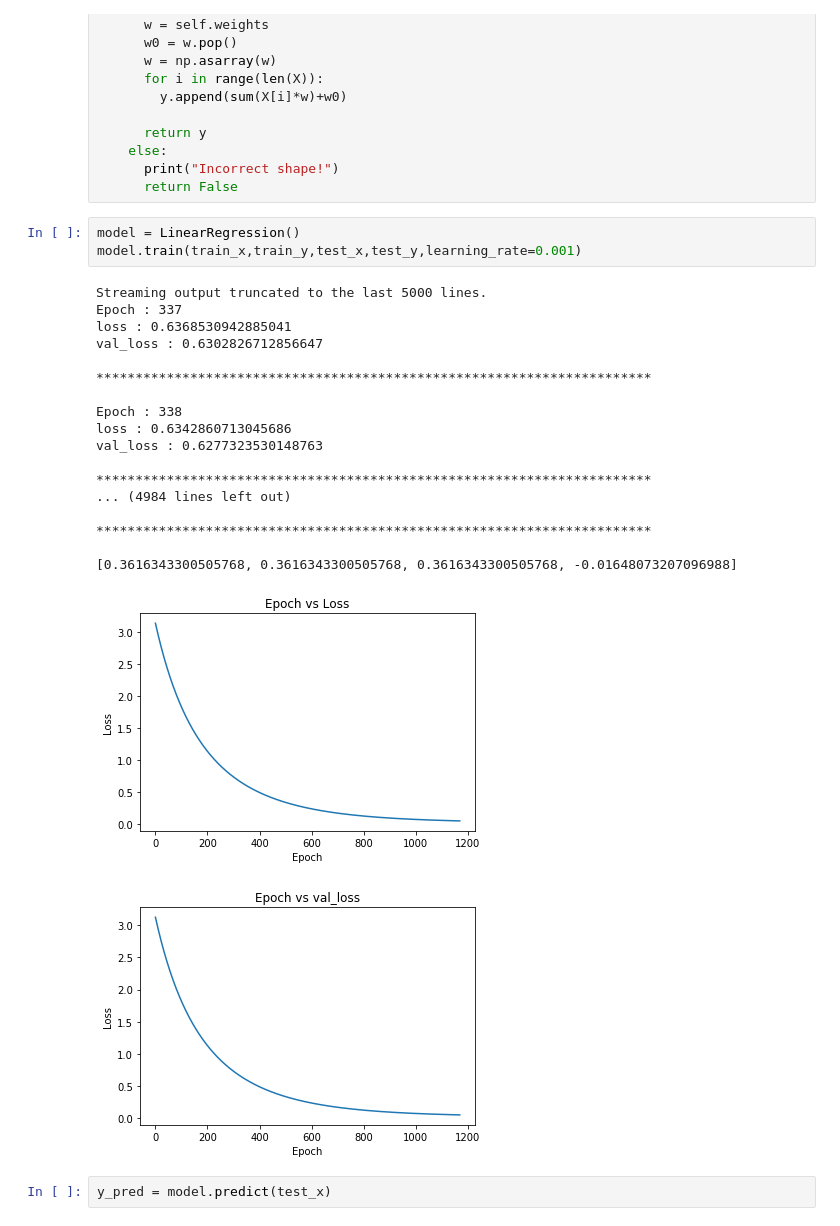
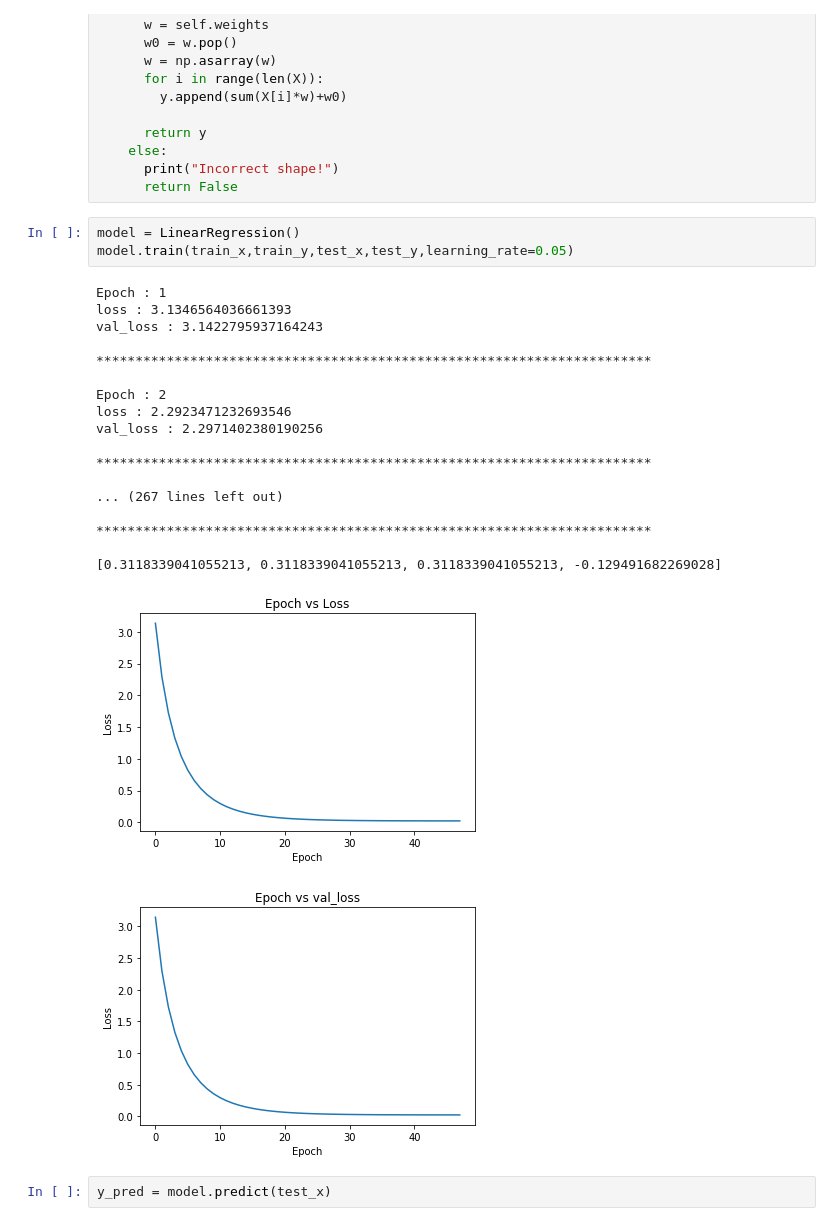
Before and after one commit to shashwatrathod/MultipleLinearRegression, a Jupyter notebook: MultipleLinearRegressionGradientDescent.ipynb, the cells around one changed output. Saved outputs shown, nothing was run; the diff lists cells and outputs as text.

```diff
--- a/MultipleLinearRegressionGradientDescent.ipynb
+++ b/MultipleLinearRegressionGradientDescent.ipynb
@@ -210,27 +210,27 @@ class LinearRegression:
       return False
 # %%
 model = LinearRegression()
-model.train(train_x,train_y,test_x,test_y,learning_rate=0.001)
+model.train(train_x,train_y,test_x,test_y,learning_rate=0.05)
 # %% [output]
-Streaming output truncated to the last 5000 lines.
-Epoch : 337
-loss : 0.6368530942885041
-val_loss : 0.6302826712856647
+Epoch : 1
+loss : 3.1346564036661393
+val_loss : 3.1422795937164243
 
 ***********************************************************************
 
-Epoch : 338
-loss : 0.6342860713045686
-val_loss : 0.6277323530148763
-
-***********************************************************************
-... (4984 lines left out)
+Epoch : 2
+loss : 2.2923471232693546
+val_loss : 2.2971402380190256
 
 ***********************************************************************
 
-[0.3616343300505768, 0.3616343300505768, 0.3616343300505768, -0.01648073207096988]
+... (267 lines left out)
+
+***********************************************************************
+
+[0.3118339041055213, 0.3118339041055213, 0.3118339041055213, -0.129491682269028]
-[figure, old version]
+[figure, new version]
-[figure, old version]
+[figure, new version]
 # %%
 y_pred = model.predict(test_x)
 # %%
```
Also changed, not shown: parts of 1 cell of this notebook.
